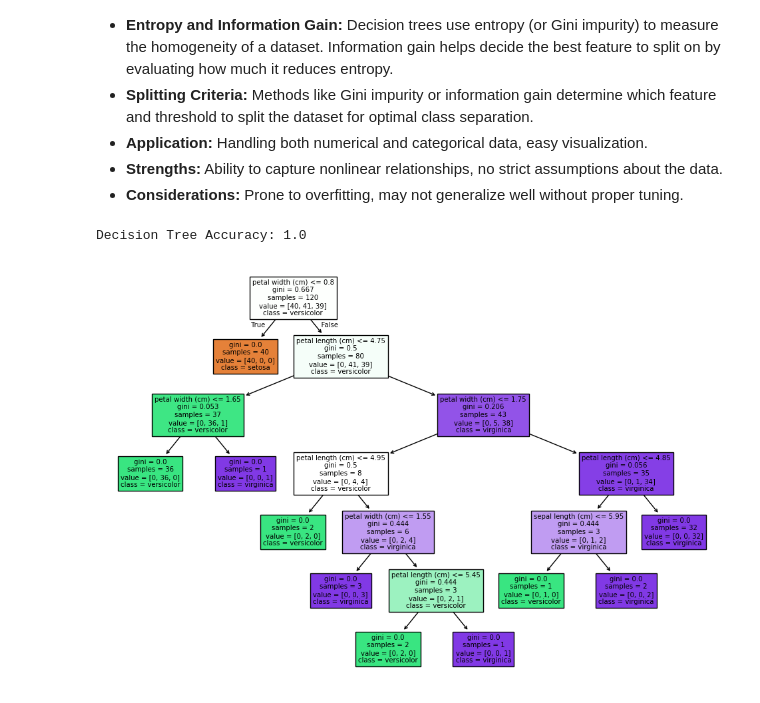
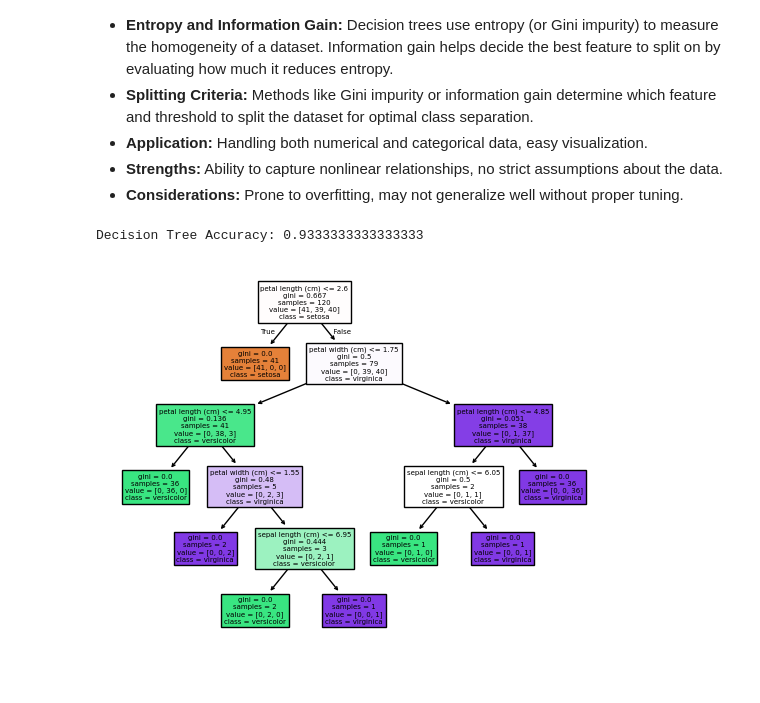
Before and after one commit to Darryl-Chamberlain-Jr/data_science_with_python, a Jupyter notebook: 2_Data Science with Python/1_Supervised Learning/1_Decision Tree.ipynb, the cells around one changed output. Cells and saved outputs as stored; diff of their text form; code cells hidden in the pictures.

```diff
--- a/2_Data Science with Python/1_Supervised Learning/1_Decision Tree.ipynb
+++ b/2_Data Science with Python/1_Supervised Learning/1_Decision Tree.ipynb
@@ -25,7 +25,7 @@ import matplotlib.pyplot as plt
 
 # Load the iris dataset
 iris = load_iris()
-X_train, X_test, y_train, y_test = train_test_split(iris.data, iris.target, test_size=0.2, random_state=42)
+X_train, X_test, y_train, y_test = train_test_split(iris.data, iris.target, test_size=0.2)
 
 # Create a decision tree classifier
 clf_dt = DecisionTreeClassifier()
@@ -33,16 +33,16 @@ clf_dt.fit(X_train, y_train)
 
 # Make predictions
 predictions = clf_dt.predict(X_test)
-
-# Evaluate accuracy
-accuracy = accuracy_score(y_test, predictions)
-print("Decision Tree Accuracy:", accuracy)
-# %% [output]
-Decision Tree Accuracy: 1.0
+# %%
+# Evaluate accuracy
+accuracy = accuracy_score(y_test, predictions)
+print("Decision Tree Accuracy:", accuracy)
+# %% [output]
+Decision Tree Accuracy: 0.9333333333333333
 # %%
 # Plot the decision tree
-plt.figure(figsize=(12, 8))
+plt.figure()
 plot_tree(clf_dt, feature_names=iris.feature_names, class_names=iris.target_names, filled=True)
 plt.show()
 # %% [output]
-[figure, old version]
+[figure, new version]
```
Also changed, not shown: parts of 1 cell of this notebook, 1 other file.
